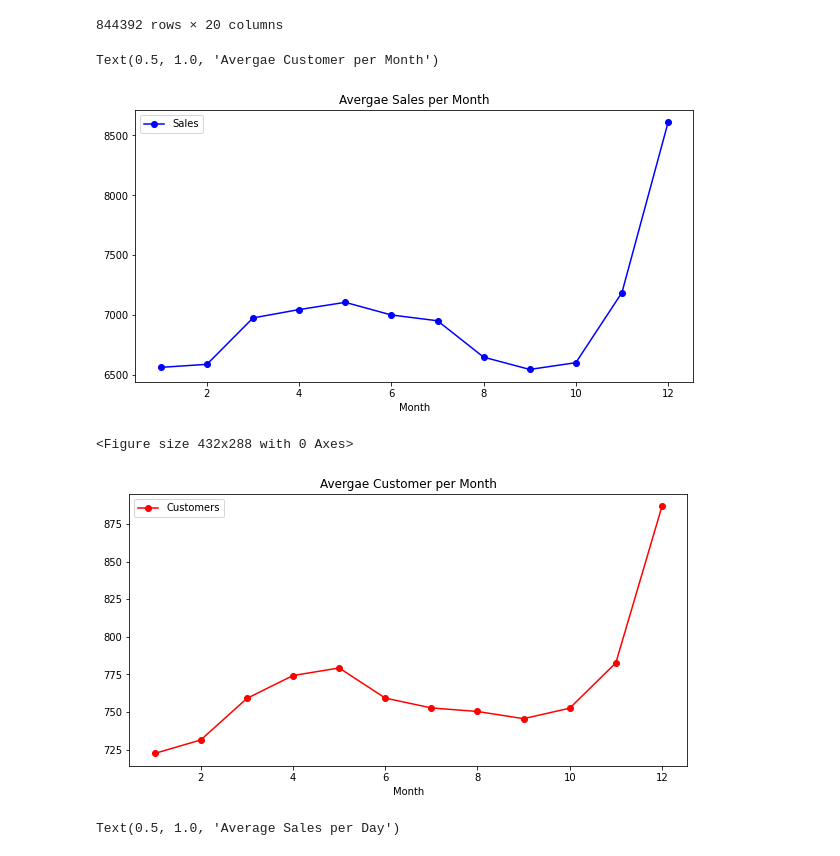
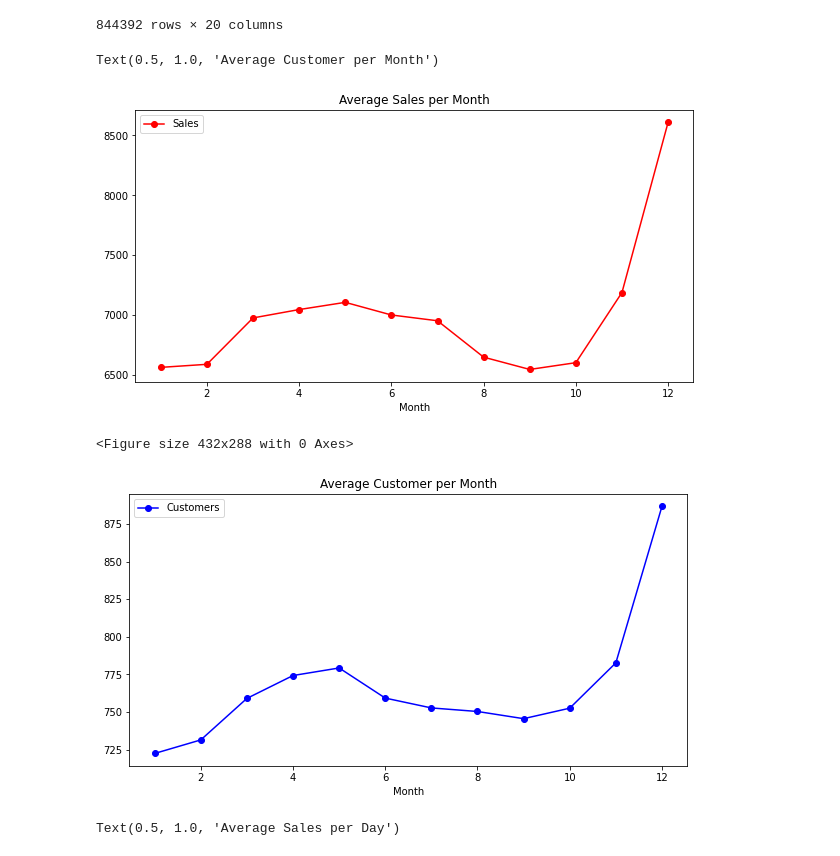
Before and after one commit to wellmej/DataScienceUseCases, a Jupyter notebook: Case3_My_Sales_Department.ipynb, the cells around one changed output. Saved outputs shown, nothing was run; the diff lists cells and outputs as text; code cells hidden in the pictures.

```diff
--- a/Case3_My_Sales_Department.ipynb
+++ b/Case3_My_Sales_Department.ipynb
@@ -572,18 +572,19 @@ sales_train_all_df
 # %%
 # Let's take a look at the average sales and number of customers per month
 # 'groupby' works great by grouping all the data that share the same month column, then obtain the mean of the sales column
 # It looks like sales and number of customers peak around christmas timeframe
-axis = sales_train_all_df.groupby('Month')[['Sales']].mean().plot(figsize = (10,5), marker = 'o', color = 'b')
+
+axis = sales_train_all_df.groupby('Month')[['Sales']].mean().plot(figsize = (10,5), marker = 'o', color = 'r')
 axis.set_title('Average Sales per Month')
 
 plt.figure()
-axis = sales_train_all_df.groupby('Month')[['Customers']].mean().plot(figsize = (10,5), marker = 'o', color = 'r')
+axis = sales_train_all_df.groupby('Month')[['Customers']].mean().plot(figsize = (10,5), marker = 'o', color = 'b')
 axis.set_title('Average Customer per Month')
 # %% [output]
-Text(0.5, 1.0, 'Avergae Customer per Month')
+Text(0.5, 1.0, 'Average Customer per Month')
-[figure, old version]
+[figure, new version]
 <Figure size 432x288 with 0 Axes>
-[figure, old version]
+[figure, new version]
 # %%
 # Let's take a look at the sales and customers per day of the month instead
 # Minimum number of customers are generally around the 24th of the month
```
Also changed, not shown: parts of 7 cells of this notebook.
